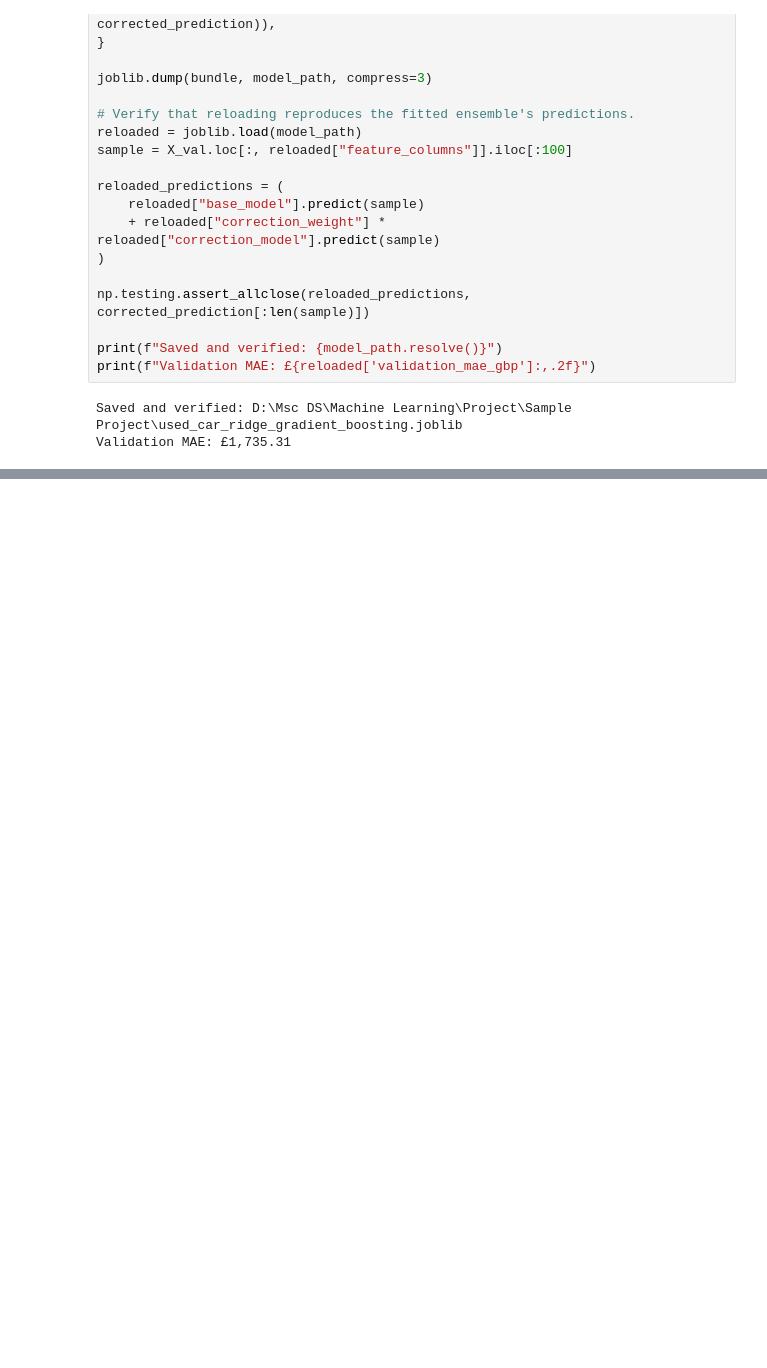
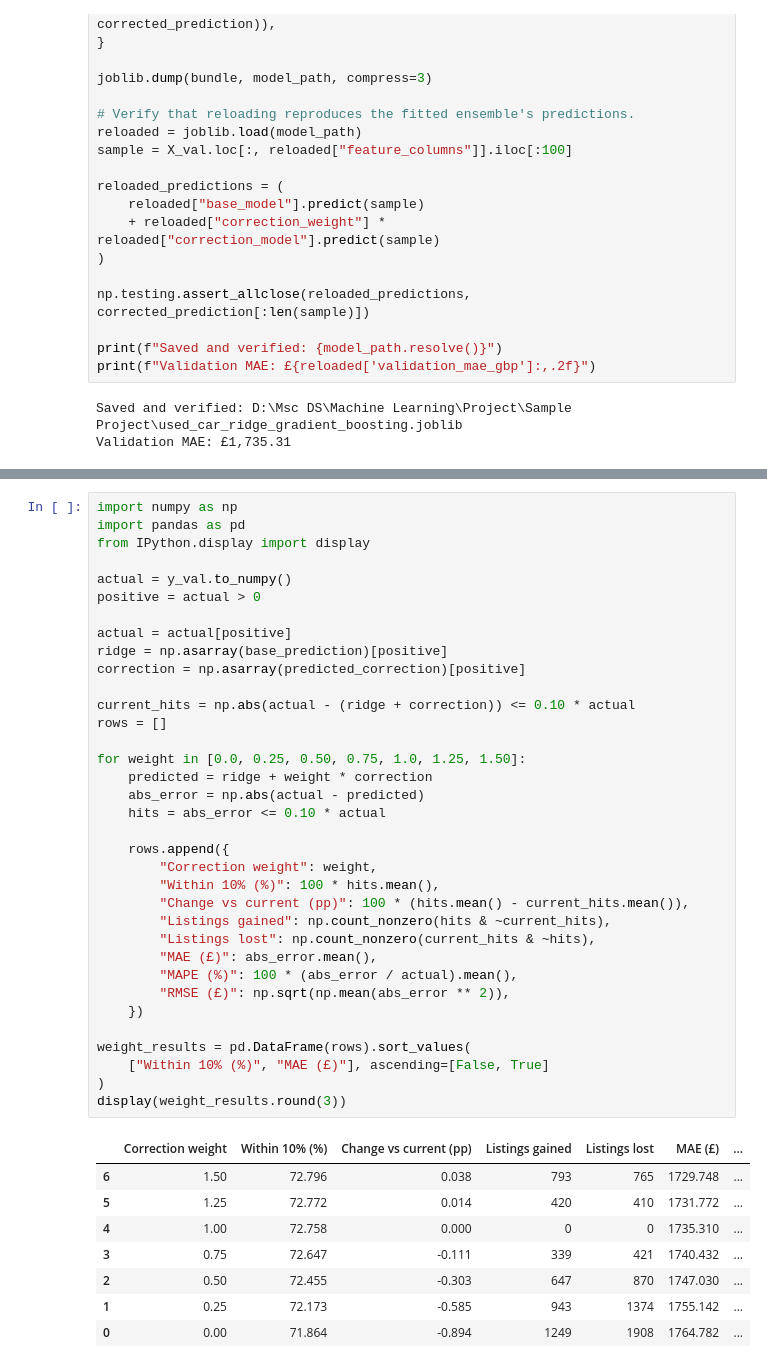
Before and after one commit to KevalPatodiya/ML_Project, a Jupyter notebook: linear_regression.ipynb, the cells around one changed output, grey strips where cells are left out. Drawn from its saved outputs; the diff is of its cells as text; blank space fills up the shorter version.

```diff
--- a/linear_regression.ipynb
+++ b/linear_regression.ipynb
@@ -1001,0 +1150,44 @@ Validation MAE: £1,735.31
+# %%
+import numpy as np
+import pandas as pd
+from IPython.display import display
+
+actual = y_val.to_numpy()
+positive = actual > 0
+
+actual = actual[positive]
+ridge = np.asarray(base_prediction)[positive]
+correction = np.asarray(predicted_correction)[positive]
+
+current_hits = np.abs(actual - (ridge + correction)) <= 0.10 * actual
+rows = []
+
+for weight in [0.0, 0.25, 0.50, 0.75, 1.0, 1.25, 1.50]:
+    predicted = ridge + weight * correction
+    abs_error = np.abs(actual - predicted)
+    hits = abs_error <= 0.10 * actual
+
+    rows.append({
+        "Correction weight": weight,
+        "Within 10% (%)": 100 * hits.mean(),
+        "Change vs current (pp)": 100 * (hits.mean() - current_hits.mean()),
+        "Listings gained": np.count_nonzero(hits & ~current_hits),
+        "Listings lost": np.count_nonzero(current_hits & ~hits),
+        "MAE (£)": abs_error.mean(),
+        "MAPE (%)": 100 * (abs_error / actual).mean(),
+        "RMSE (£)": np.sqrt(np.mean(abs_error ** 2)),
+    })
+
+weight_results = pd.DataFrame(rows).sort_values(
+    ["Within 10% (%)", "MAE (£)"], ascending=[False, True]
+)
+display(weight_results.round(3))
+# %% [output]
+|  | Correction weight | Within 10% (%) | Change vs current (pp) | Listings gained | Listings lost | MAE (£) | ... |
+| 6 | 1.50 | 72.796 | 0.038 | 793 | 765 | 1729.748 | ... |
+| 5 | 1.25 | 72.772 | 0.014 | 420 | 410 | 1731.772 | ... |
+| 4 | 1.00 | 72.758 | 0.000 | 0 | 0 | 1735.310 | ... |
+| 3 | 0.75 | 72.647 | -0.111 | 339 | 421 | 1740.432 | ... |
+| 2 | 0.50 | 72.455 | -0.303 | 647 | 870 | 1747.030 | ... |
+| 1 | 0.25 | 72.173 | -0.585 | 943 | 1374 | 1755.142 | ... |
+| 0 | 0.00 | 71.864 | -0.894 | 1249 | 1908 | 1764.782 | ... |
```
Also changed, not shown: parts of 8 cells of this notebook.
